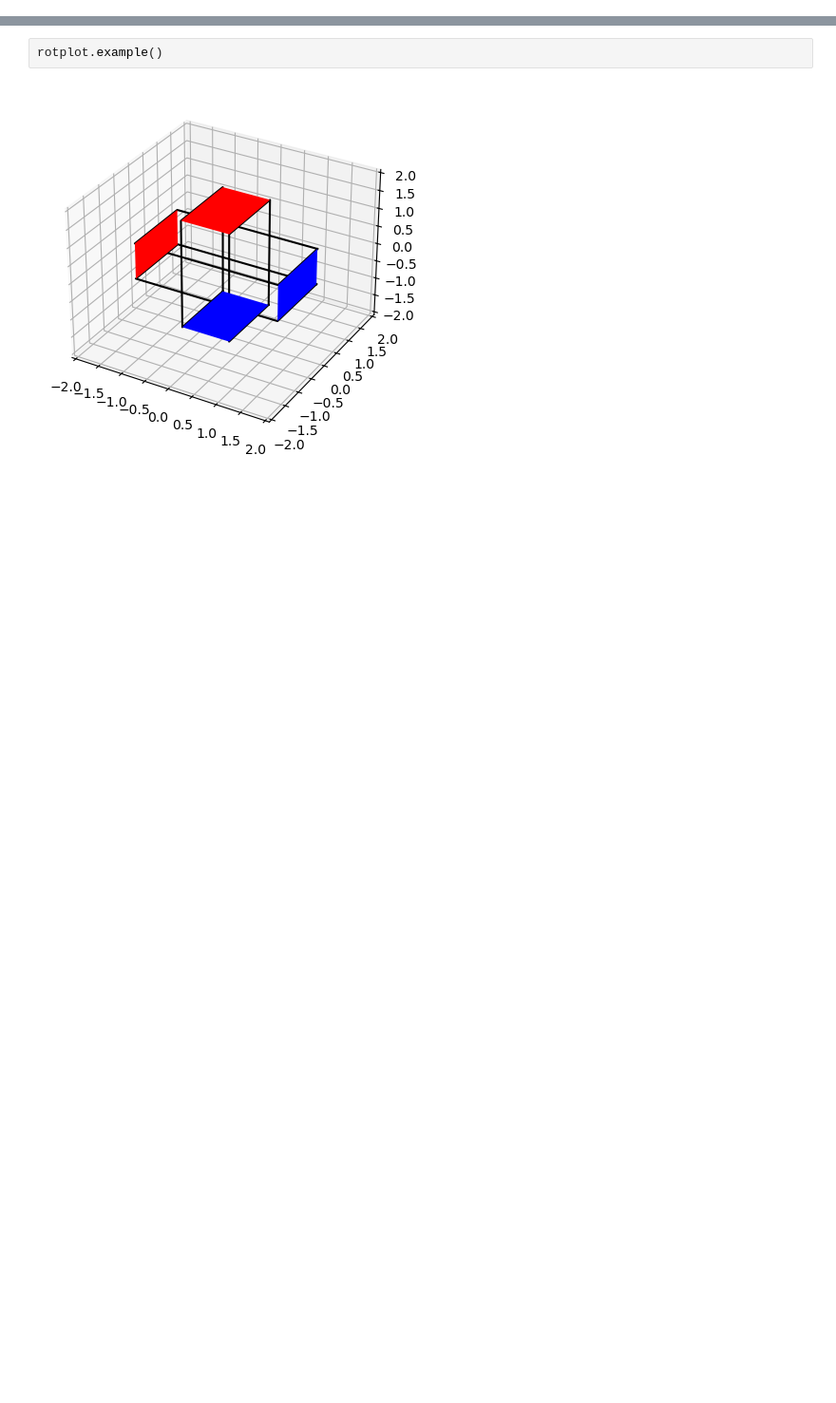
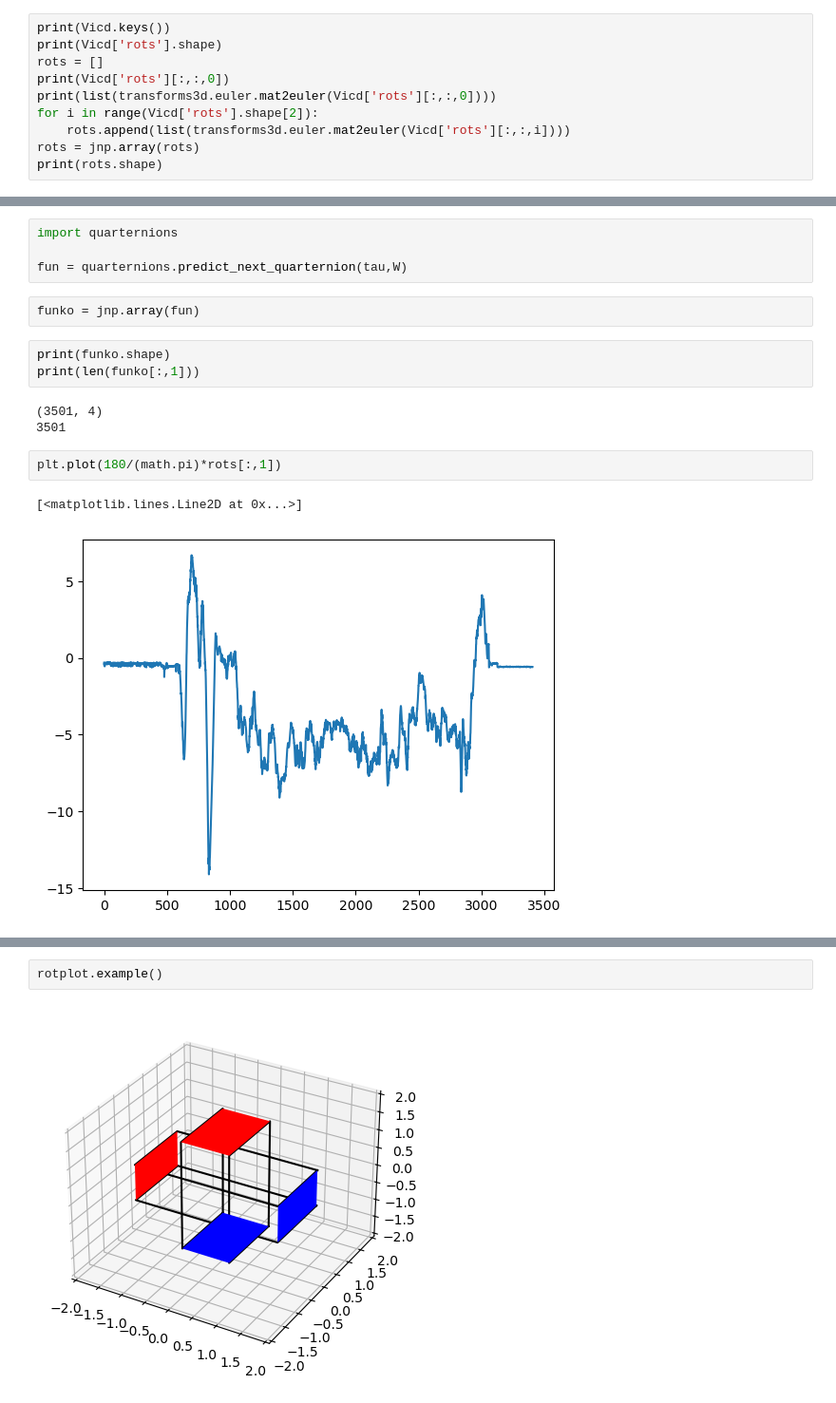
Before and after one commit to Tassadon/ECE276A_PR1, a Jupyter notebook: code/main.ipynb, the cells around one changed output, grey strips where cells are left out. Shown at 95% size. Saved outputs shown, nothing was run; the diff lists cells and outputs as text; blank space fills up the shorter version.

```diff
--- a/code/main.ipynb
+++ b/code/main.ipynb
@@ -3,0 +14,10 @@ import rotplot
+# %%
+print(Vicd.keys())
+print(Vicd['rots'].shape)
+rots = []
+print(Vicd['rots'][:,:,0])
+print(list(transforms3d.euler.mat2euler(Vicd['rots'][:,:,0])))
+for i in range(Vicd['rots'].shape[2]):
+    rots.append(list(transforms3d.euler.mat2euler(Vicd['rots'][:,:,i])))
+rots = jnp.array(rots)
+print(rots.shape)
@@ -3,0 +65,17 @@ import rotplot
+# %%
+import quarternions
+
+fun = quarternions.predict_next_quarternion(tau,W)
+# %%
+funko = jnp.array(fun)
+# %%
+print(funko.shape)
+print(len(funko[:,1]))
+# %% [output]
+(3501, 4)
+3501
+# %%
+plt.plot(180/(math.pi)*rots[:,1])
+# %% [output]
+[<matplotlib.lines.Line2D at 0x...>]
+[figure, added]
```
Also changed, not shown: parts of 11 cells of this notebook, 3 other files.
